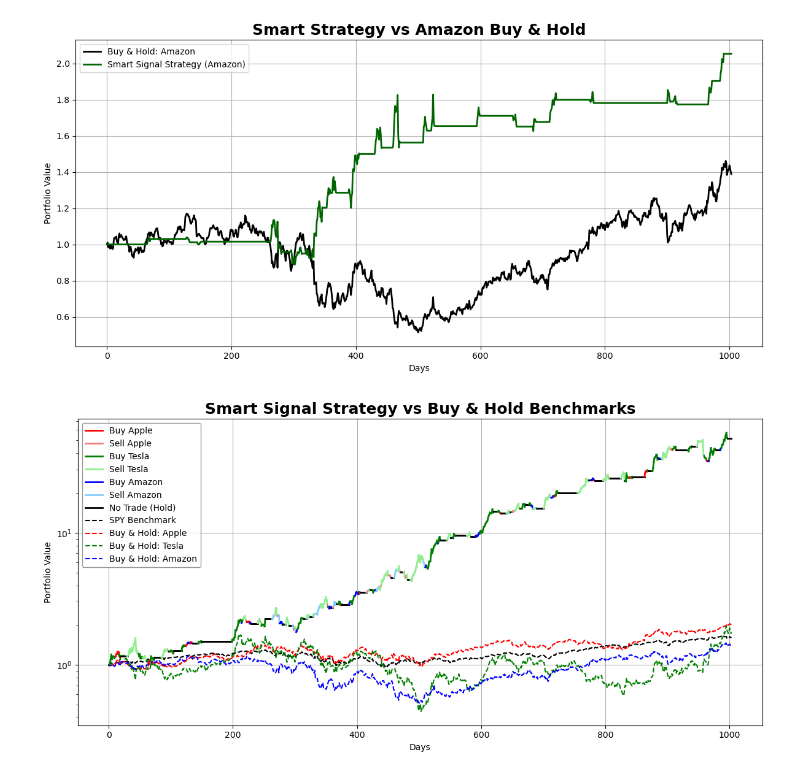
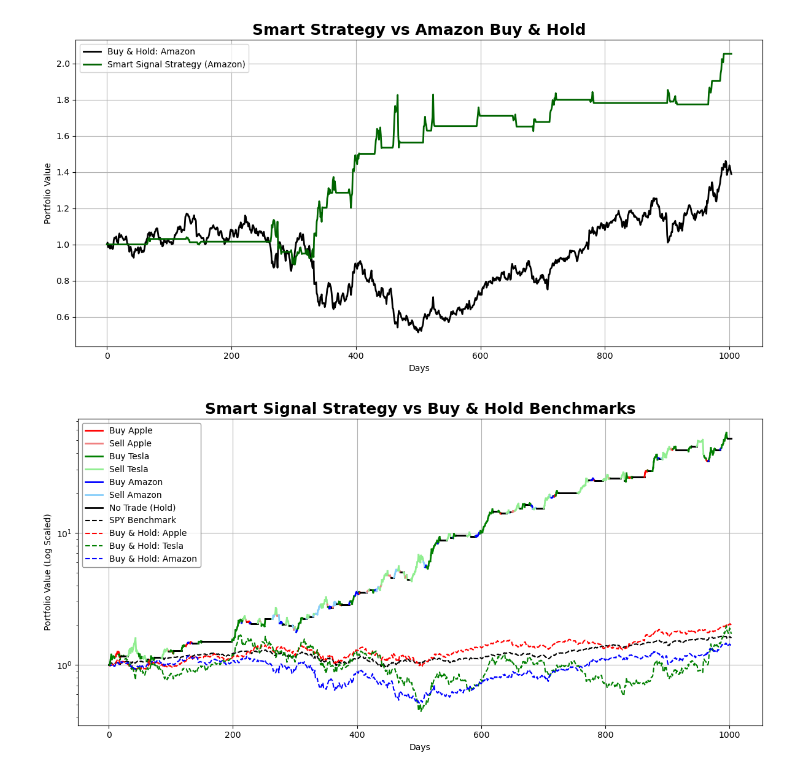
Before and after one commit to estasz/SmartStrategy, a Jupyter notebook: SmartStrategy.ipynb, the cells around one changed output. Drawn from its saved outputs; the diff is of its cells as text; code cells hidden in the pictures.

```diff
--- a/SmartStrategy.ipynb
+++ b/SmartStrategy.ipynb
@@ -1296,32 +1293,34 @@ plt.plot(prices['Amazon_BuyHold'], label="Buy & Hold: Amazon", color='blue', lin
 for i in range(1, len(prices)):
     stock = prices['Held Stock'].iloc[i]
     direction = prices['v_smart'].iloc[i]
 
+    color = color_map.get((stock, direction), 'black')
     plt.plot(prices.index[i-1:i+1],
              prices['Portfolio_Smart'].iloc[i-1:i+1],
              color=color, lw=2)
 
+
 plt.title('Smart Signal Strategy vs Buy & Hold Benchmarks', fontsize=18, fontweight='bold')
 plt.yscale('log')
 plt.xlabel('Days')
-plt.ylabel('Portfolio Value')
+plt.ylabel('Portfolio Value (Log Scaled)')
 plt.grid(True)
 
 legend_elements = [
     Line2D([0], [0], color='red', lw=2, label='Buy Apple'),
     Line2D([0], [0], color='lightcoral', lw=2, label='Sell Apple'),
     Line2D([0], [0], color='green', lw=2, label='Buy Tesla'),
     Line2D([0], [0], color='lightgreen', lw=2, label='Sell Tesla'),
     Line2D([0], [0], color='blue', lw=2, label='Buy Amazon'),
     Line2D([0], [0], color='lightskyblue', lw=2, label='Sell Amazon'),
     Line2D([0], [0], color='black', lw=2, label='No Trade (Hold)'),
     Line2D([0], [0], color='black', linestyle='--', lw=1.5, label='SPY Benchmark'),
     Line2D([0], [0], color='red', linestyle='--', lw=1.5, label='Buy & Hold: Apple'),
     Line2D([0], [0], color='green', linestyle='--', lw=1.5, label='Buy & Hold: Tesla'),
     Line2D([0], [0], color='blue', linestyle='--', lw=1.5, label='Buy & Hold: Amazon')
 ]
 plt.legend(handles=legend_elements, fontsize=10, frameon=True, edgecolor='gray', loc='upper left')
 plt.tight_layout()
 plt.show()
 # %% [output]
-[figure, old version]
+[figure, new version]
```
Also changed, not shown: parts of 8 cells of this notebook.
